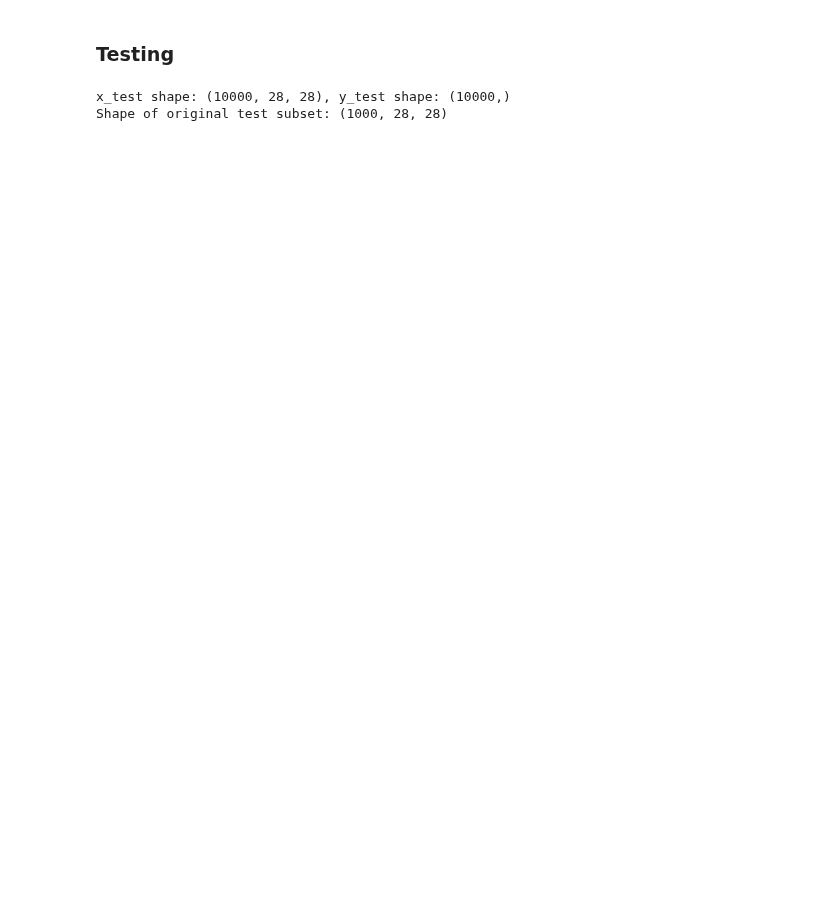
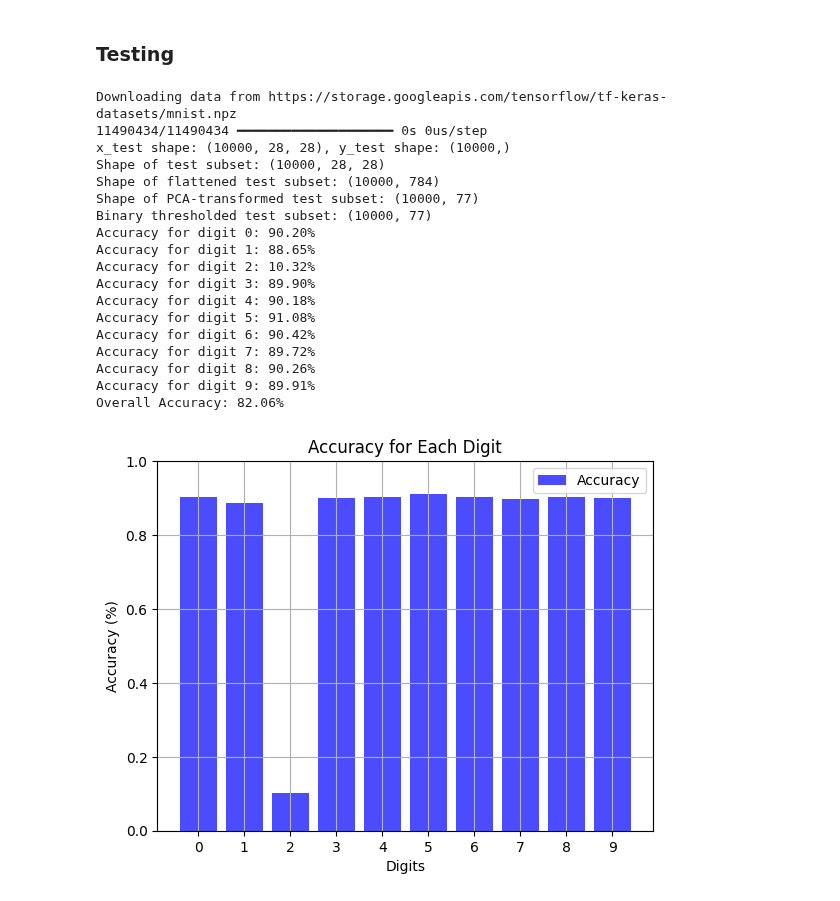
Before and after one commit to AP-047/RClass-Classification-by-Rational-Approximation, a Jupyter notebook: notebooks/training.ipynb, the cells around one changed output. Drawn from its saved outputs; the diff is of its cells as text; code cells hidden in the pictures; blank space fills up the shorter version.

```diff
--- a/notebooks/training.ipynb
+++ b/notebooks/training.ipynb
@@ -96,0 +126,13 @@ os.makedirs(models_dir, exist_ok=True)
+# %%
+# Shuffle the dataset
+shuffle_indices = np.arange(len(y_subset))
+np.random.shuffle(shuffle_indices)
+
+x_b = x_b[shuffle_indices]
+y_subset = y_subset[shuffle_indices]
+
+print(f"x_b.shape =", x_b.shape)
+print(f"y_subset.shape =", y_subset.shape)
+
+print(f"x_b =", x_b)
+print(f"y_subset =", y_subset)
@@ -280,6 +380,7 @@ from sklearn.decomposition import PCA
 import pickle
 import matplotlib.pyplot as plt
 
+#------------------------------------------
 # Define the rational function
 def rational_function(x, alpha, beta):
     """
@@ -290,43 +391,45 @@ def rational_function(x, alpha, beta):
     denominator = beta[0] + sum(beta[i+1] * x[i] ** (i + 1) for i in range(len(x)))
     return numerator / denominator
 
-# Set the desired number of test images
-desired_num_test_images = 1000  # Change this to any desired number
-
+#------------------------------------------
 # Load MNIST test data (10,000 images)
 from keras.datasets import mnist
 (_, _), (x_test, y_test) = mnist.load_data()
+print(f"x_test shape: {x_test.shape}, y_test shape: {y_test.shape}")
 
-print(f"x_test shape: {x_test.shape}, y_test shape: {y_test.shape}")
-# # Load the test dataset (use your MNIST data here)
-# # Assuming x_test contains 10,000 test images
-# x_test = np.random.rand(10000, 784)  # Replace this with actual MNIST test images
-# y_test = np.random.randint(0, 10, 10000)  # Replace with actual test labels
+#------------------------------------------
+subset_size = 10000
+# Subset the test dataset
+x_test_subset = x_test[:subset_size]
+y_test_subset = y_test[:subset_size]
+print(f"Shape of test subset: {x_test_subset.shape}")
 
-# Subset the test dataset
-x_test_subset = x_test[:desired_num_test_images]
-y_test_subset = y_test[:desired_num_test_images]
+#------------------------------------------
+# Flatten the test dataset (convert from 28x28 to 784)
+x_test_subset = x_test_subset.reshape(x_test_subset.shape[0], -1)
+print(f"Shape of flattened test subset: {x_test_subset.shape}")
 
-print(f"Shape of original test subset: {x_test_subset.shape}")
-
+#------------------------------------------
 # Load PCA instance
 with open("models/pca_model.pkl", "rb") as file:
     pca = pickle.load(file)  # Load the PCA model trained on training data
+
 x_test_pca = pca.transform(x_test_subset)  # Transform test data using the saved PCA
 
+print(f"Shape of PCA-transformed test subset: {x_test_pca.shape}")
+
 # # Apply PCA to test data
-# n_components = 78  # Desired number of components
+# n_components = 77  # Desired number of components
 # pca = PCA(n_components=n_components)
 # x_test_pca = pca.fit_transform(x_test_subset)
 
+#------------------------------------------
 # Thresholding: Convert PCA-transformed data to binary (0s and 1s)
 threshold_value = 0
 x_test_binary = (x_test_pca > threshold_value).astype(int)
-
-print("PCA applied to test data.")
-print(f"Shape of PCA-transformed test subset: {x_test_pca.shape}")
 print(f"Binary thresholded test subset: {x_test_binary.shape}")
 
+#------------------------------------------
 # Load the saved models and test
 models_dir = "/kaggle/working/models/"  # Update based on your environment
 accuracies = []
@@ -343,32 +446,57 @@ for digit in range(10):
     # Evaluate the rational function for each test data point
     y_predicted = [
         rational_function(x, alpha, beta) for x in x_test_binary
     ]
 
     # Convert predictions to binary (1 for this digit, 0 for others)
     y_pred_binary = np.array(y_predicted) > 0.5
     y_true_binary = y_test_subset == digit
 
     # Calculate accuracy for this digit
     accuracy = np.mean(y_pred_binary == y_true_binary)
     accuracies.append(accuracy)
 
     print(f"Accuracy for digit {digit}: {accuracy*100:.2f}%")
 
+#------------------------------------------
 # Calculate and print overall accuracy
 overall_accuracy = np.mean(accuracies)
-print(f"Overall Accuracy: {overall_accuracy:.2f}")
+print(f"Overall Accuracy: {overall_accuracy*100:.2f}%")
 
+#------------------------------------------
 # Plotting accuracies for each digit
 plt.bar(range(10), accuracies, color='blue', alpha=0.7, label="Accuracy")
 plt.xlabel("Digits")
 plt.ylabel("Accuracy (%)")
 plt.title("Accuracy for Each Digit")
 plt.xticks(range(10))
 plt.ylim(0, 1)
 plt.legend()
 plt.grid(True)
 plt.show()
+
+print(f"y_pred_binary =", y_pred_binary)
+print(f"y_true_binary =", y_true_binary)
+
+print(f"y_pred_binary.shape =", y_pred_binary.shape)
+print(f"y_true_binary.shape =", y_true_binary.shape)
 # %% [output]
+Downloading data from https://storage.googleapis.com/tensorflow/tf-keras-datasets/mnist.npz
+11490434/11490434 ━━━━━━━━━━━━━━━━━━━━ 0s 0us/step
 x_test shape: (10000, 28, 28), y_test shape: (10000,)
-Shape of original test subset: (1000, 28, 28)
+Shape of test subset: (10000, 28, 28)
+Shape of flattened test subset: (10000, 784)
+Shape of PCA-transformed test subset: (10000, 77)
+Binary thresholded test subset: (10000, 77)
+Accuracy for digit 0: 90.20%
+Accuracy for digit 1: 88.65%
+Accuracy for digit 2: 10.32%
+Accuracy for digit 3: 89.90%
+Accuracy for digit 4: 90.18%
+Accuracy for digit 5: 91.08%
+Accuracy for digit 6: 90.42%
+Accuracy for digit 7: 89.72%
+Accuracy for digit 8: 90.26%
+Accuracy for digit 9: 89.91%
+Overall Accuracy: 82.06%
+[figure, added]
```
Also changed, not shown: parts of 20 cells of this notebook.
